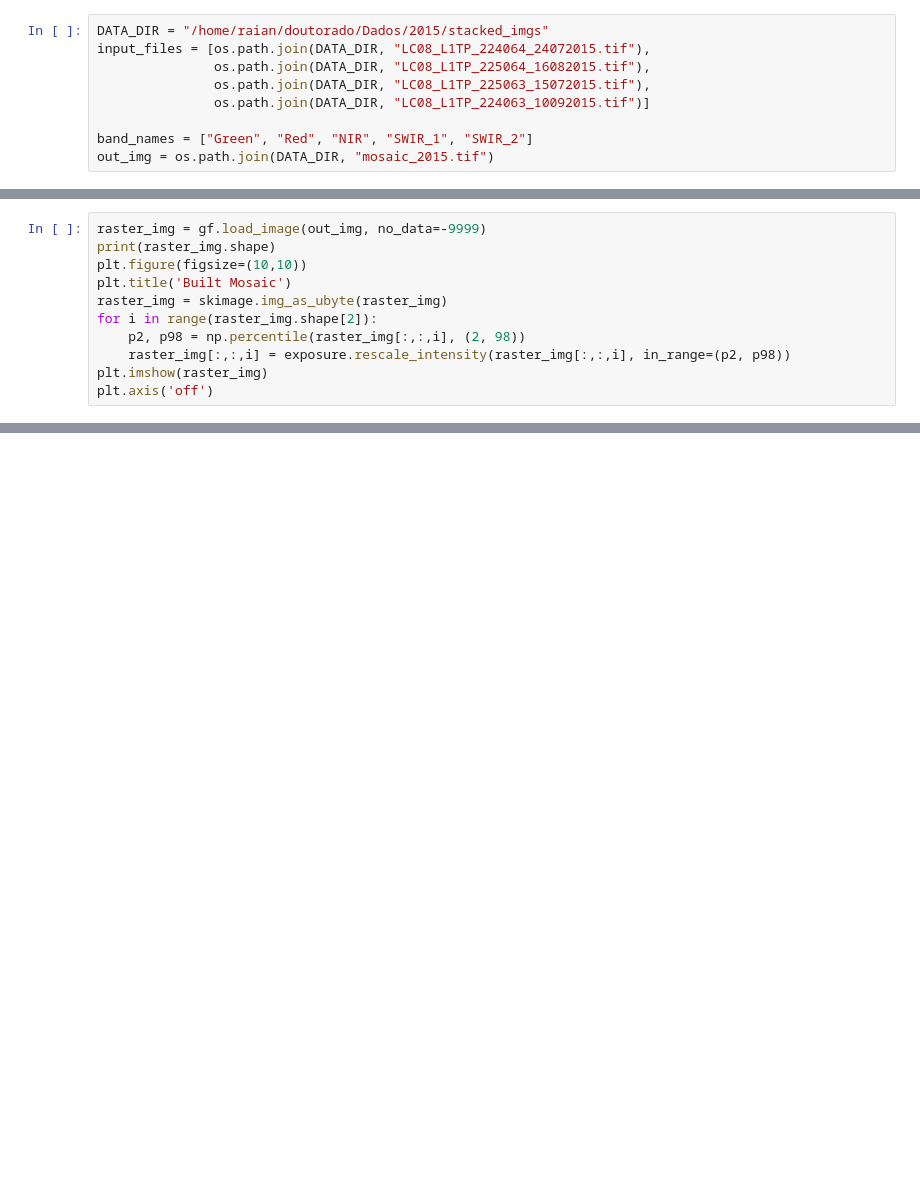
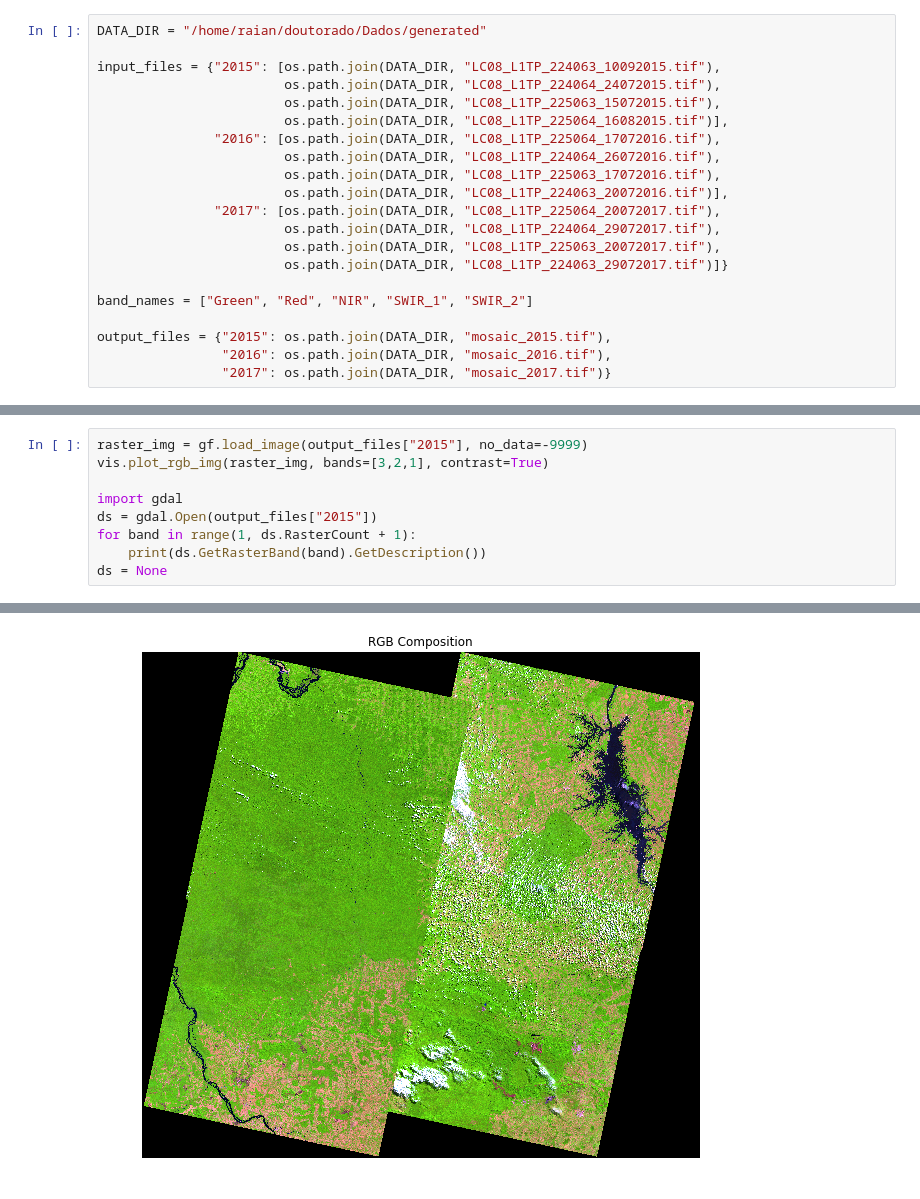
Before and after one commit to rvmaretto/deepgeo, a Jupyter notebook: notebooks/mosaic.ipynb, the cells around one changed output, grey strips where cells are left out. Saved outputs shown, nothing was run; the diff lists cells and outputs as text; blank space fills up the shorter version.

```diff
--- a/notebooks/mosaic.ipynb
+++ b/notebooks/mosaic.ipynb
@@ -15,11 +18,23 @@ reload(iutils)
 # %% [output]
 <module 'deepleeo.dataset.image_utils' from '../src/deepleeo/dataset/image_utils.py'>
 # %%
-DATA_DIR = "/home/raian/doutorado/Dados/2015/stacked_imgs"
-input_files = [os.path.join(DATA_DIR, "LC08_L1TP_224064_24072015.tif"),
-               os.path.join(DATA_DIR, "LC08_L1TP_225064_16082015.tif"),
-               os.path.join(DATA_DIR, "LC08_L1TP_225063_15072015.tif"),
-               os.path.join(DATA_DIR, "LC08_L1TP_224063_10092015.tif")]
+DATA_DIR = "/home/raian/doutorado/Dados/generated"
+
+input_files = {"2015": [os.path.join(DATA_DIR, "LC08_L1TP_224063_10092015.tif"),
+                        os.path.join(DATA_DIR, "LC08_L1TP_224064_24072015.tif"),
+                        os.path.join(DATA_DIR, "LC08_L1TP_225063_15072015.tif"),
+                        os.path.join(DATA_DIR, "LC08_L1TP_225064_16082015.tif")],
+               "2016": [os.path.join(DATA_DIR, "LC08_L1TP_225064_17072016.tif"),
+                        os.path.join(DATA_DIR, "LC08_L1TP_224064_26072016.tif"),
+                        os.path.join(DATA_DIR, "LC08_L1TP_225063_17072016.tif"),
+                        os.path.join(DATA_DIR, "LC08_L1TP_224063_20072016.tif")],
+               "2017": [os.path.join(DATA_DIR, "LC08_L1TP_225064_20072017.tif"),
+                        os.path.join(DATA_DIR, "LC08_L1TP_224064_29072017.tif"),
+                        os.path.join(DATA_DIR, "LC08_L1TP_225063_20072017.tif"),
+                        os.path.join(DATA_DIR, "LC08_L1TP_224063_29072017.tif")]}
 
 band_names = ["Green", "Red", "NIR", "SWIR_1", "SWIR_2"]
-out_img = os.path.join(DATA_DIR, "mosaic_2015.tif")
+
+output_files = {"2015": os.path.join(DATA_DIR, "mosaic_2015.tif"),
+                "2016": os.path.join(DATA_DIR, "mosaic_2016.tif"),
+                "2017": os.path.join(DATA_DIR, "mosaic_2017.tif")}
@@ -46,11 +40,0 @@ b"OverflowError: in method 'Driver_Create', argument 4 of type 'int'"
-# %%
-raster_img = gf.load_image(out_img, no_data=-9999)
-print(raster_img.shape)
-plt.figure(figsize=(10,10))
-plt.title('Built Mosaic')
-raster_img = skimage.img_as_ubyte(raster_img)
-for i in range(raster_img.shape[2]):
-    p2, p98 = np.percentile(raster_img[:,:,i], (2, 98))
-    raster_img[:,:,i] = exposure.rescale_intensity(raster_img[:,:,i], in_range=(p2, p98))
-plt.imshow(raster_img)
-plt.axis('off')
@@ -58,0 +61,10 @@ AttributeError: 'NoneType' object has no attribute 'RasterCount'
+# %%
+raster_img = gf.load_image(output_files["2015"], no_data=-9999)
+vis.plot_rgb_img(raster_img, bands=[3,2,1], contrast=True)
+
+import gdal
+ds = gdal.Open(output_files["2015"])
+for band in range(1, ds.RasterCount + 1):
+    print(ds.GetRasterBand(band).GetDescription())
+ds = None
+# %% [output]
@@ -58,0 +76 @@ AttributeError: 'NoneType' object has no attribute 'RasterCount'
+[figure, added]
```
Also changed, not shown: parts of 9 cells of this notebook, 11 other files.
